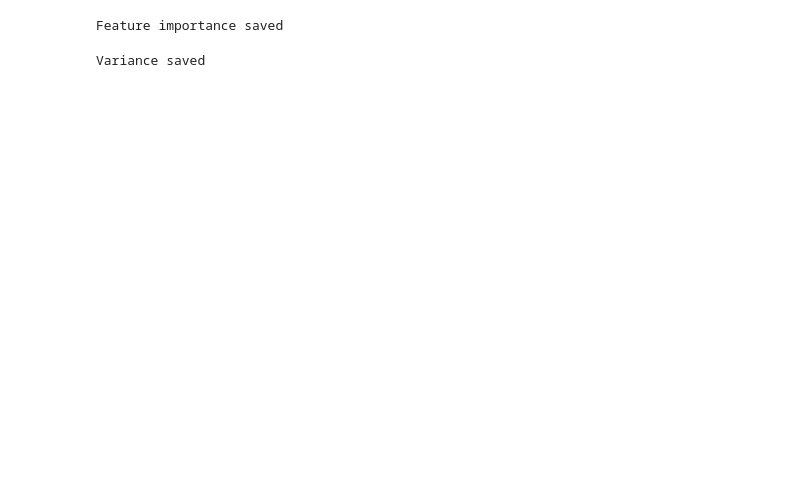
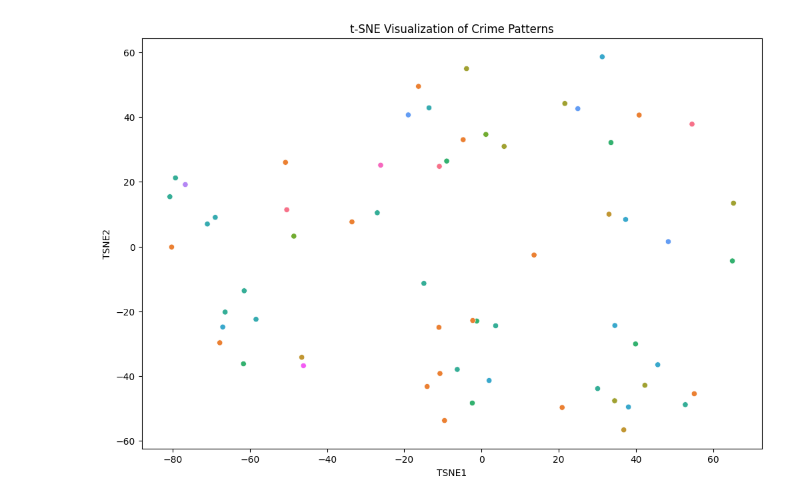
Before and after one commit to loganath0916/patroll_crime_analytics, a Jupyter notebook: models/dimensionality_reduction.ipynb, the cells around one changed output. Cells and saved outputs as stored; diff of their text form; code cells hidden in the pictures; blank space fills up the shorter version.

```diff
--- a/models/dimensionality_reduction.ipynb
+++ b/models/dimensionality_reduction.ipynb
@@ -148,7 +105,19 @@ dtype: float64
 # %%
 from sklearn.manifold import TSNE
 
-sample_df = df.sample(
-    10000,
+sample_tsne = df.sample(
+    n=5000,
     random_state=42
 )
+
+X_tsne = sample_tsne[
+    features
+]
+
+tsne = TSNE(
+    n_components=2,
+    random_state=42,
+    perplexity=30
+)
+
+X_tsne_2d = tsne.fit_transform(X_tsne)
@@ -205,28 +124,31 @@ fig.show()
-# %%
-importance_df = pd.DataFrame({
-    "Feature": importance.index,
-    "Importance": importance.values
-})
-
-importance_df.to_csv(
-    "../data/pca_feature_importance.csv",
-    index=False
-)
-
-print("Feature importance saved")
-# %% [output]
-Feature importance saved
-# %%
-variance_df = pd.DataFrame({
-    "Component": ["PC1", "PC2", "PC3"],
-    "Variance": variance
-})
-
-variance_df.to_csv(
-    "../data/pca_variance.csv",
-    index=False
-)
-
-print("Variance saved")
-# %% [output]
-Variance saved
+# %%
+import pandas as pd
+import seaborn as sns
+import matplotlib.pyplot as plt
+
+tsne_df = pd.DataFrame(
+    X_tsne_2d,
+    columns=['TSNE1', 'TSNE2']
+)
+
+tsne_df['Crime_Type'] = (
+    sample_tsne['Primary Type']
+)
+
+plt.figure(figsize=(12,8))
+
+sns.scatterplot(
+    data=tsne_df,
+    x='TSNE1',
+    y='TSNE2',
+    hue='Crime_Type',
+    legend=False
+)
+
+plt.title(
+    "t-SNE Visualization of Crime Patterns"
+)
+
+plt.show()
+# %% [output]
+[figure, added]
```
Also changed, not shown: parts of 18 cells of this notebook, 23 other files.
